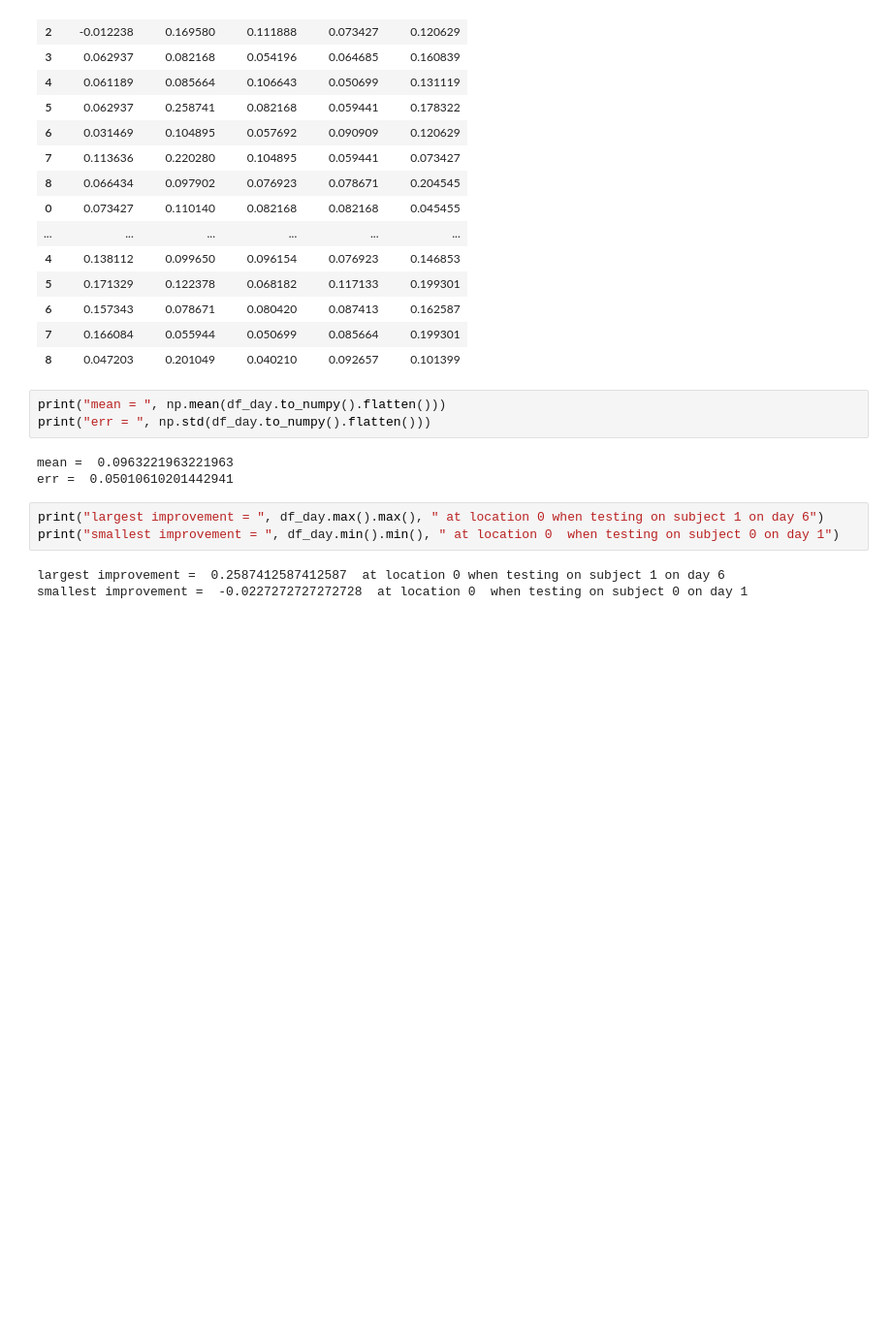
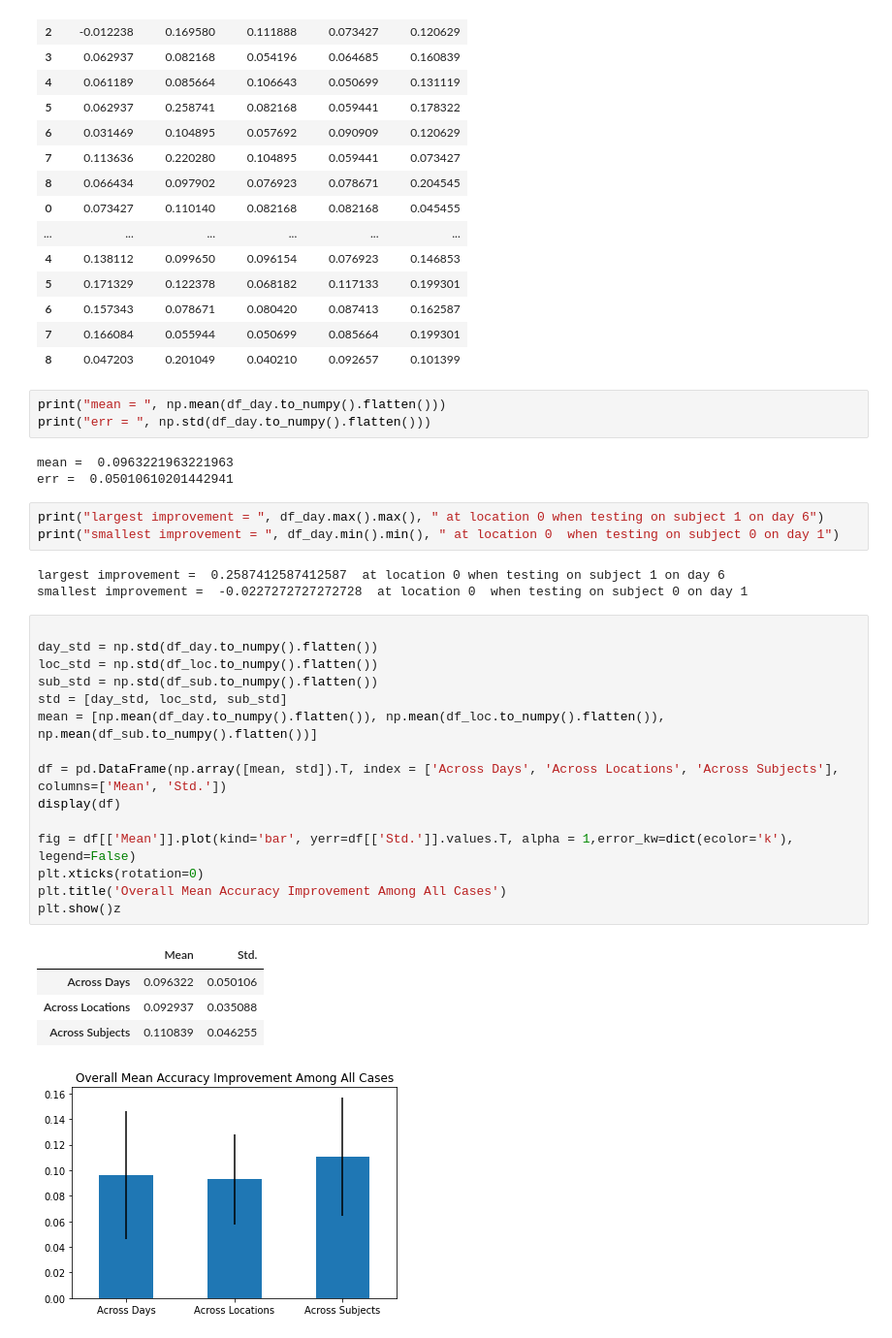
Before and after one commit to aonai/long_term_myo_notes, a Jupyter notebook: test_code/check_mean_std_acc.ipynb, the cells around one changed output. Shown at 97% size. Drawn from its saved outputs; the diff is of its cells as text; blank space fills up the shorter version.

```diff
--- a/test_code/check_mean_std_acc.ipynb
+++ b/test_code/check_mean_std_acc.ipynb
@@ -188,3 +227,24 @@ print("smallest improvement = ", df_day.min().min(), " at location 0  when testi
 # %% [output]
 largest improvement =  0.2587412587412587  at location 0 when testing on subject 1 on day 6
 smallest improvement =  -0.0227272727272728  at location 0  when testing on subject 0 on day 1
+# %%
+
+day_std = np.std(df_day.to_numpy().flatten())
+loc_std = np.std(df_loc.to_numpy().flatten())
+sub_std = np.std(df_sub.to_numpy().flatten())
+std = [day_std, loc_std, sub_std]
+mean = [np.mean(df_day.to_numpy().flatten()), np.mean(df_loc.to_numpy().flatten()), np.mean(df_sub.to_numpy().flatten())]
+
+df = pd.DataFrame(np.array([mean, std]).T, index = ['Across Days', 'Across Locations', 'Across Subjects'], columns=['Mean', 'Std.'])
+display(df)
+
+fig = df[['Mean']].plot(kind='bar', yerr=df[['Std.']].values.T, alpha = 1,error_kw=dict(ecolor='k'), legend=False)
+plt.xticks(rotation=0)
+plt.title('Overall Mean Accuracy Improvement Among All Cases')
+plt.show()z
+# %% [output]
+|  | Mean | Std. |
+| Across Days | 0.096322 | 0.050106 |
+| Across Locations | 0.092937 | 0.035088 |
+| Across Subjects | 0.110839 | 0.046255 |
+[figure, added]
```
Also changed, not shown: parts of 3 cells of this notebook, 6 other files.
